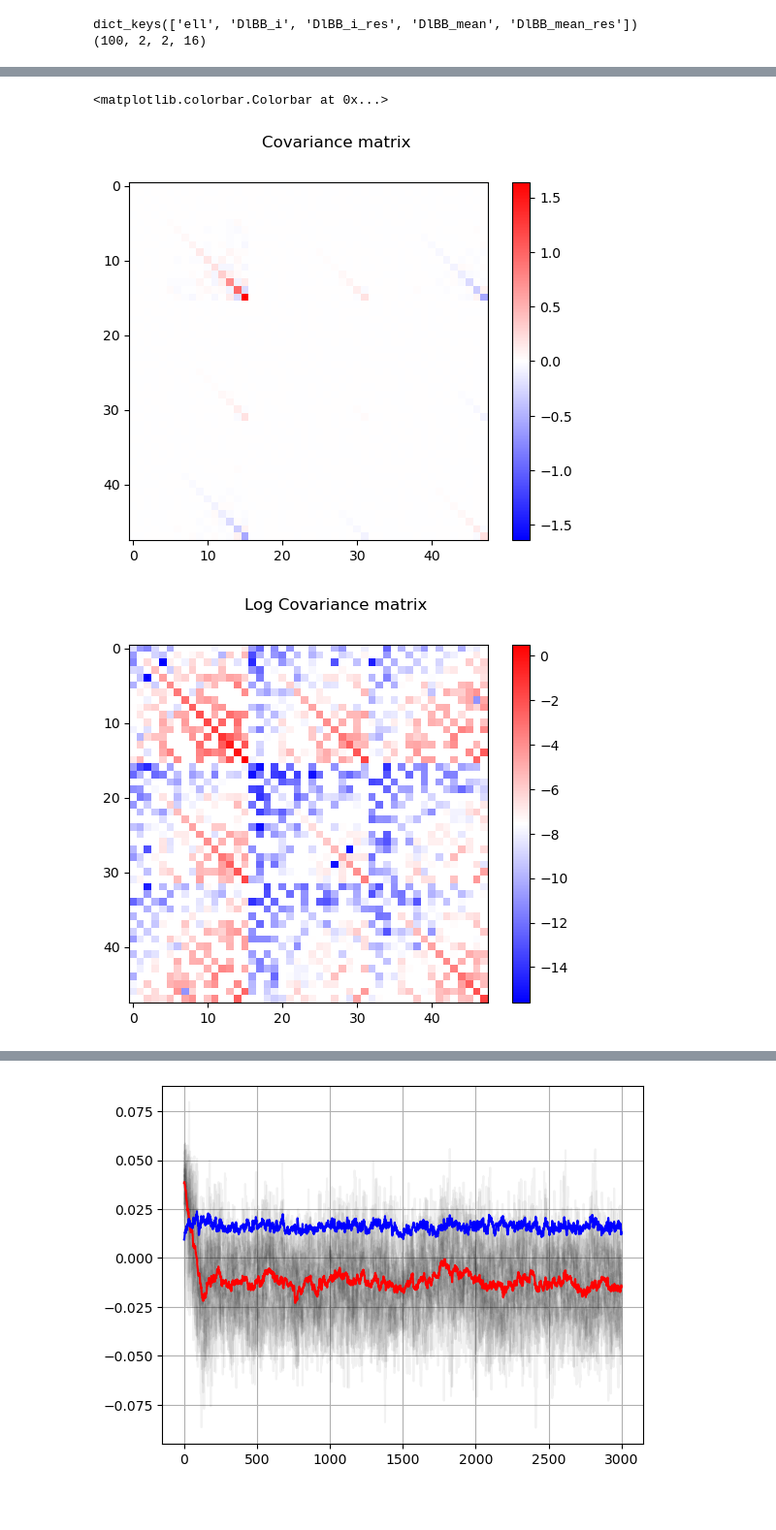
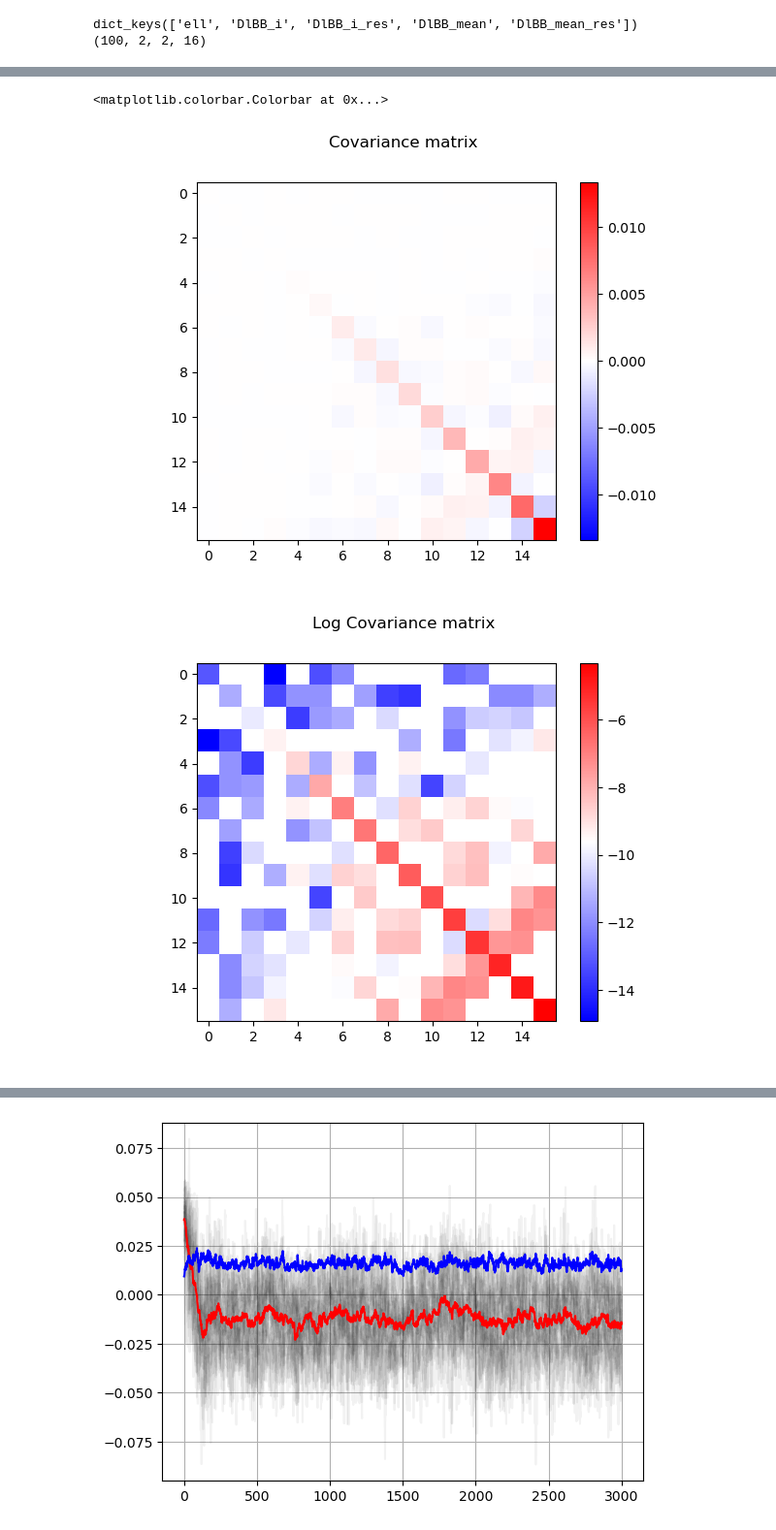
Before and after one commit to mathias77515/CMM-Pipeline, a Jupyter notebook: scripts_nahuel/analysis-r-2.ipynb, the cells around one changed output, grey strips where cells are left out. Shown at 97% size. Drawn from its saved outputs; the diff is of its cells as text; code cells hidden in the pictures; blank space fills up the shorter version.

```diff
--- a/scripts_nahuel/analysis-r-2.ipynb
+++ b/scripts_nahuel/analysis-r-2.ipynb
@@ -11,6 +18,6 @@ from getdist import plots, MCSamples
 # %%
-# base_dir = '/home/nahue-ofi/'
-base_dir = '/home/nahue/'
+base_dir = '/home/nahue-ofi/'
+# base_dir = '/home/nahue/'
 
 def give_cl_cmb(ell, r=0, Alens=1.):
 
@@ -288,46 +295,47 @@ plt.tight_layout
 # plt.imshow(cov_cc[:, :], vmin=-vmax, vmax=vmax, cmap='bwr')
 # plt.colorbar()
 # %%
-data_cc = data['DlBB_i_res'][:, 0, 0,:]#data['DlBB_i'][:, 0, 0,:] - data['DlBB_i_res'][:, 0, 0,:]
-data_dd = data['DlBB_i_res'][:, 1, 1,:]#data['DlBB_i'][:, 1, 1,:] - data['DlBB_i_res'][:, 1, 1,:]
-data_dc = data['DlBB_i_res'][:, 1, 0,:]#data['DlBB_i'][:, 1, 0,:] - data['DlBB_i_res'][:, 1, 0,:]
+data_cc = data['DlBB_i'][:, 0, 0,:] - data['DlBB_i_res'][:, 0, 0,:]#data['DlBB_i_res'][:, 0, 0,:]#
+data_dd = data['DlBB_i'][:, 1, 1,:] - data['DlBB_i_res'][:, 1, 1,:]#data['DlBB_i_res'][:, 1, 1,:]#
+data_dc = data['DlBB_i'][:, 1, 0,:] - data['DlBB_i_res'][:, 1, 0,:]#data['DlBB_i_res'][:, 1, 0,:]#
 
 data_for_cov = np.append(data_cc, data_dd,axis=1)
 data_for_cov = np.append(data_for_cov, data_dc,axis=1)
 # print(data_for_cov)
-cov_complete = np.cov(data_for_cov, rowvar=False)
+# cov_complete = np.cov(data_for_cov, rowvar=False)
+cov_complete = np.cov(data_cc, rowvar=False)
 
 plt.figure()
 
 plt.suptitle('Covariance matrix')
 vmax = np.max(np.abs(cov_complete[:, :]))
 plt.imshow(cov_complete[:, :], vmin=-vmax, vmax=vmax, cmap='bwr')
 plt.colorbar()
 
 plt.figure()
 plt.suptitle('Log Covariance matrix')
 plt.imshow(np.log(cov_complete[:, :]), cmap='bwr')
 plt.colorbar()
 
 plt.figure()
 plt.suptitle('Log Abs Covariance matrix')
 plt.imshow(np.log(np.abs(cov_complete[:, :])), cmap='bwr')
 plt.colorbar()
 
 cov_inv = np.linalg.inv(cov_complete)
 
 plt.figure()
 
 plt.suptitle('Inverse log covariance matrix')
 plt.imshow(np.log(cov_inv[:, :]), cmap='bwr')#, vmin=-vmax, vmax=vmax, cmap='bwr')
 plt.colorbar()
 
 plt.figure()
 
 plt.suptitle('Inverse log abs covariance matrix')
 plt.imshow(np.log(np.abs(cov_inv[:, :])), cmap='bwr')#, vmin=-vmax, vmax=vmax, cmap='bwr')
 plt.colorbar()
 # %% [output]
 <matplotlib.colorbar.Colorbar at 0x...>
-[figure, old version]
+[figure, new version]
-[figure, old version]
+[figure, new version]
```
Also changed, not shown: parts of 7 cells of this notebook, 1 other file.
